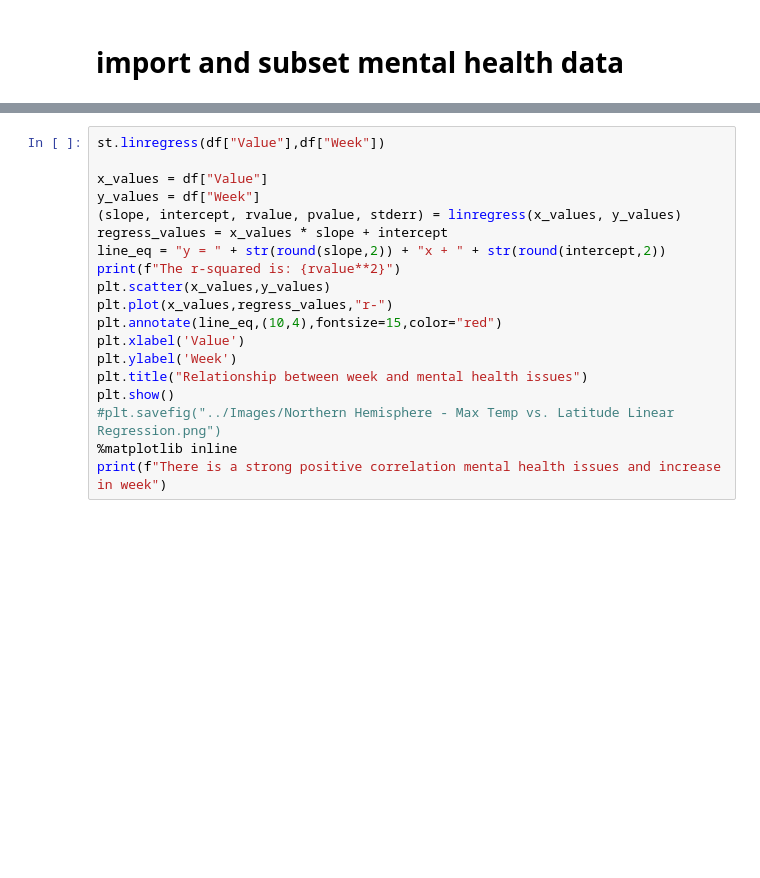
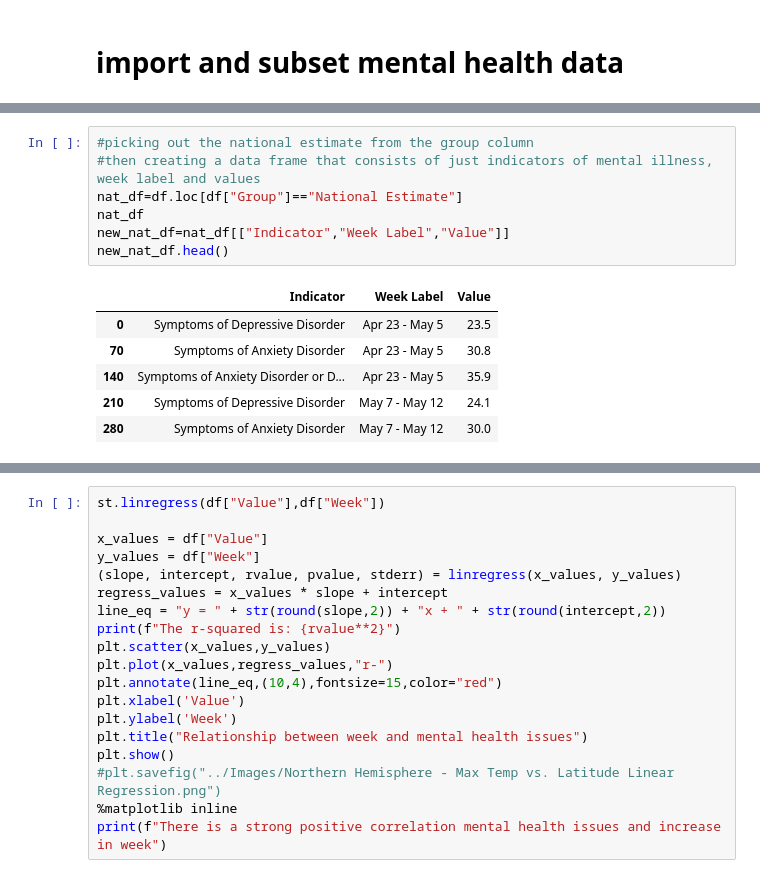
Before and after one commit to Kthomas09/GWU-Project-1, a Jupyter notebook: Final_data_linear_analysis.ipynb, the cells around one changed output, grey strips where cells are left out. Saved outputs shown, nothing was run; the diff lists cells and outputs as text; blank space fills up the shorter version.

```diff
--- a/Final_data_linear_analysis.ipynb
+++ b/Final_data_linear_analysis.ipynb
@@ -35,0 +107,14 @@ array(['National Estimate', 'By Age', 'By Gender',
+# %%
+#picking out the national estimate from the group column
+#then creating a data frame that consists of just indicators of mental illness, week label and values
+nat_df=df.loc[df["Group"]=="National Estimate"]
+nat_df
+new_nat_df=nat_df[["Indicator","Week Label","Value"]]
+new_nat_df.head()
+# %% [output]
+|  | Indicator | Week Label | Value |
+| 0 | Symptoms of Depressive Disorder | Apr 23 - May 5 | 23.5 |
+| 70 | Symptoms of Anxiety Disorder | Apr 23 - May 5 | 30.8 |
+| 140 | Symptoms of Anxiety Disorder or D... | Apr 23 - May 5 | 35.9 |
+| 210 | Symptoms of Depressive Disorder | May 7 - May 12 | 24.1 |
+| 280 | Symptoms of Anxiety Disorder | May 7 - May 12 | 30.0 |
```
Also changed, not shown: parts of 29 cells of this notebook, 1 other file.
